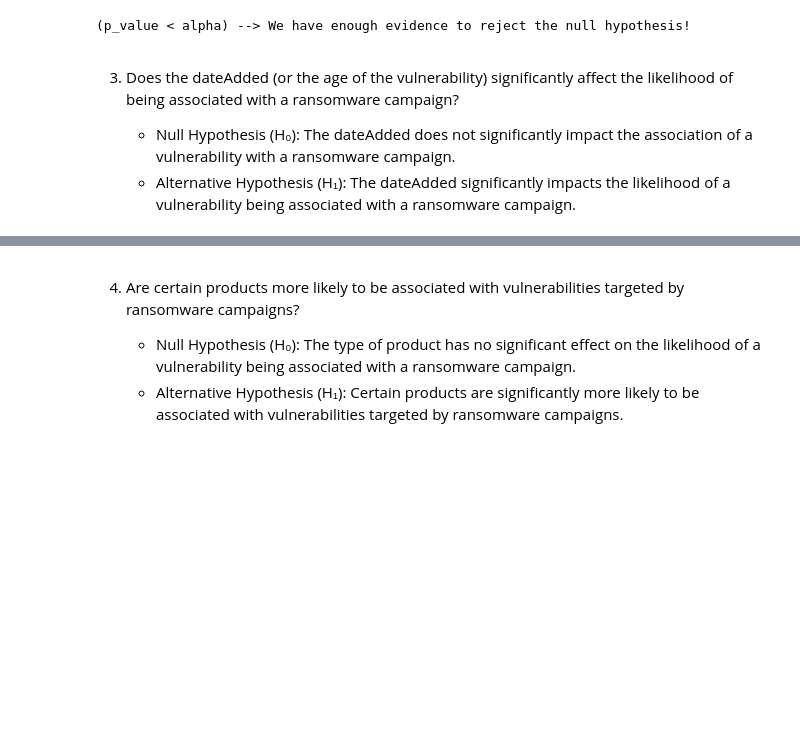
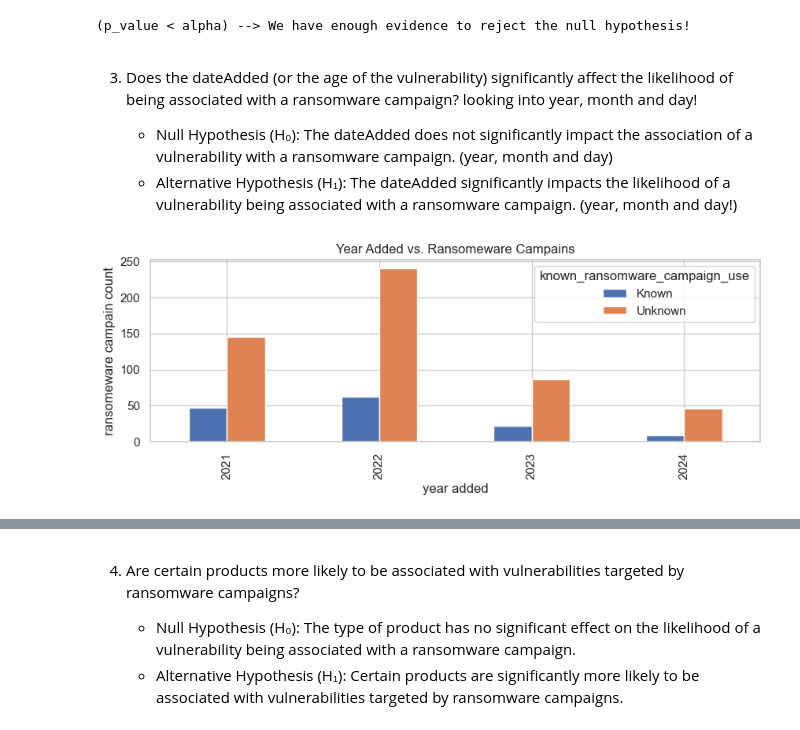
Before and after one commit to MigashaneVictoire/kev, a Jupyter notebook: stats_test.ipynb, the cells around one changed output, grey strips where cells are left out. Cells and saved outputs as stored; diff of their text form; code cells hidden in the pictures; blank space fills up the shorter version.

Commit message:
complete stats testing and add new wrangle changes

```diff
--- a/stats_test.ipynb
+++ b/stats_test.ipynb
@@ -171,7 +173,18 @@ _utility.compare_pvalue_to_alpha(p_value, alpha)
 # %% [output]
 (p_value < alpha) --> We have enough evidence to reject the null hypothesis!
 # %% [markdown]
-3. Does the dateAdded (or the age of the vulnerability) significantly affect the likelihood of being associated with a ransomware campaign?
+3. Does the dateAdded (or the age of the vulnerability) significantly affect the likelihood of being associated with a ransomware campaign? looking into year, month and day!
 
-    - Null Hypothesis (H₀): The dateAdded does not significantly impact the association of a vulnerability with a ransomware campaign.
-    - Alternative Hypothesis (H₁): The dateAdded significantly impacts the likelihood of a vulnerability being associated with a ransomware campaign.
+    - Null Hypothesis (H₀): The dateAdded does not significantly impact the association of a vulnerability with a ransomware campaign. (year, month and day)
+    - Alternative Hypothesis (H₁): The dateAdded significantly impacts the likelihood of a vulnerability being associated with a ransomware campaign. (year, month and day!)
+# %%
+# Create a contegency table for testing
+cont_table =pd.crosstab(train["year_added"], train.known_ransomware_campaign_use)
+cont_table.plot(kind="bar", figsize=(10,3))
+fig_title = plt.title("Year Added vs. Ransomeware Campains")
+plt.ylabel("ransomeware campain count")
+plt.xlabel("year added")
+_utility.save_visuals(fig= plt.gcf() ,viz_name= fig_title.get_text().lower().replace(" ", "_"), folder_name= 4)
+plt.show()
+# %% [output]
+[figure, added]
```
Also changed, not shown: parts of 12 cells of this notebook, 48 other files.
